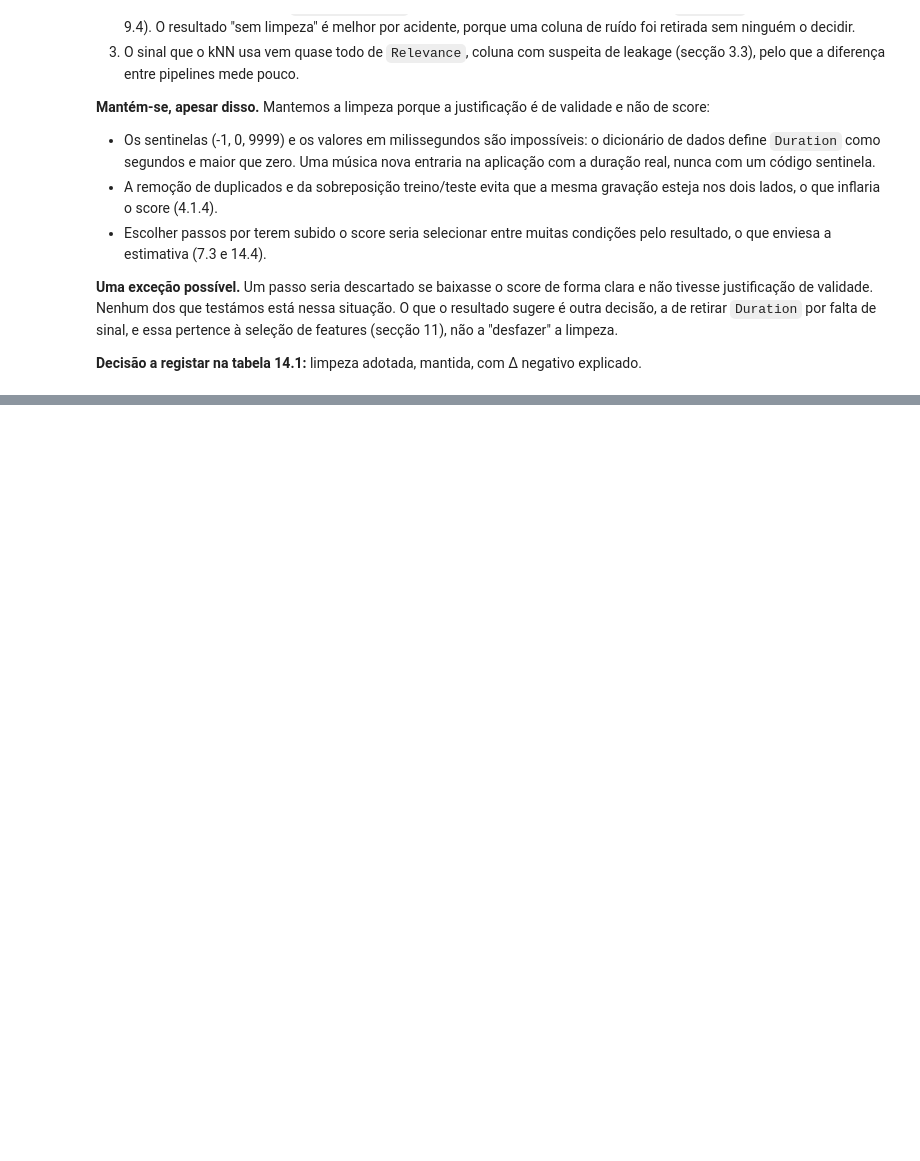
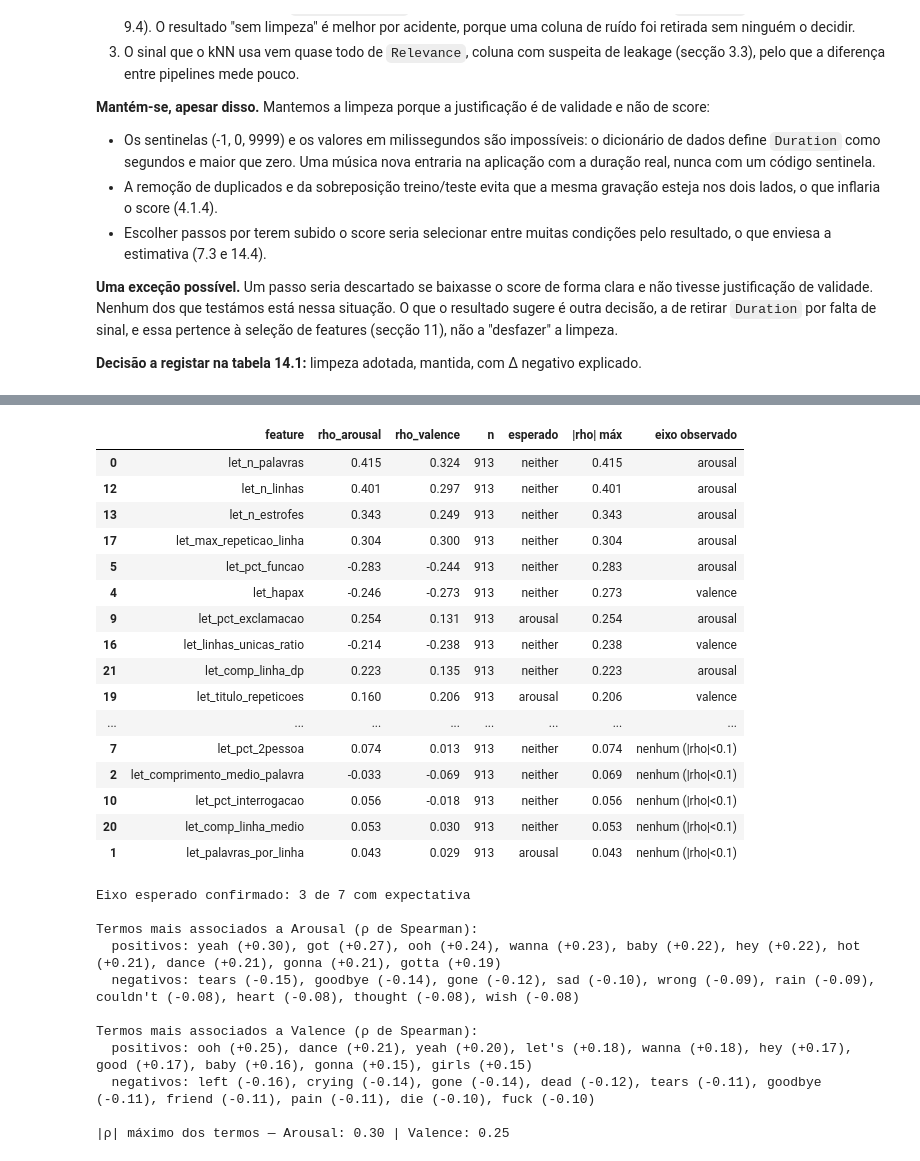
Before and after one commit to AliciaSchiochetSouza/TrabECACPL7, a Jupyter notebook: dataset/build/MERGE_ECAC/Trabalho_ECAC.ipynb, the cells around one changed output, grey strips where cells are left out. Saved outputs shown, nothing was run; the diff lists cells and outputs as text; code cells hidden in the pictures; blank space fills up the shorter version.

```diff
--- a/dataset/build/MERGE_ECAC/Trabalho_ECAC.ipynb
+++ b/dataset/build/MERGE_ECAC/Trabalho_ECAC.ipynb
@@ -6479,0 +7009,58 @@ Duas famílias merecem leitura à parte. Os duplicados e a sobreposição treino
+# %%
+# ============================================================
+# Os dados apoiam o eixo esperado? (só treino; Arousal/Valence só para análise)
+# (usa associacao_eixos, treino, av da cell101_axis.py; lyr_feats e content_treino das células anteriores)
+# ============================================================
+EIXO_LETRAS = {   # fixado ANTES de ver os dados
+    "let_palavras_por_linha": "arousal", "let_pct_exclamacao": "arousal", "let_pct_maiusculas": "arousal",
+    "let_pct_linhas_repetidas": "arousal", "let_titulo_repeticoes": "arousal",
+    "let_pct_1pessoa": "valence", "let_pct_negacao": "valence",
+}
+def esperado_letras(c):
+    return EIXO_LETRAS.get(c, "neither")
+
+# ---- Estilo e estrutura ----
+tab_let = associacao_eixos(lyr_feats, "let_", esperado_letras)
+display(tab_let.round(3))
+com_exp = tab_let["esperado"] != "neither"
+print(f"Eixo esperado confirmado: {((tab_let['eixo observado'] == tab_let['esperado']) & com_exp).sum()} de {com_exp.sum()} com expectativa")
+
+# ---- Conteúdo: termos mais associados a cada eixo ----
+d = treino.merge(av, on="Audio_Song").merge(content_treino, on="Audio_Song")
+termos = [c for c in content_treino.columns if c.startswith("tf_")]
+r_ar = d[termos].apply(lambda s: spearmanr(s, d["Arousal"])[0])
+r_va = d[termos].apply(lambda s: spearmanr(s, d["Valence"])[0])
+for nome, r in [("Arousal", r_ar), ("Valence", r_va)]:
+    print(f"\nTermos mais associados a {nome} (ρ de Spearman):")
+    print("  positivos:", ", ".join(f"{t[3:]} ({v:+.2f})" for t, v in r.sort_values(ascending=False).head(10).items()))
+    print("  negativos:", ", ".join(f"{t[3:]} ({v:+.2f})" for t, v in r.sort_values().head(10).items()))
+print("\n|ρ| máximo dos termos — Arousal: %.2f | Valence: %.2f" % (r_ar.abs().max(), r_va.abs().max()))
+# %% [output]
+|  | feature | rho_arousal | rho_valence | n | esperado | |rho| máx | eixo observado |
+| 0 | let_n_palavras | 0.415 | 0.324 | 913 | neither | 0.415 | arousal |
+| 12 | let_n_linhas | 0.401 | 0.297 | 913 | neither | 0.401 | arousal |
+| 13 | let_n_estrofes | 0.343 | 0.249 | 913 | neither | 0.343 | arousal |
+| 17 | let_max_repeticao_linha | 0.304 | 0.300 | 913 | neither | 0.304 | arousal |
+| 5 | let_pct_funcao | -0.283 | -0.244 | 913 | neither | 0.283 | arousal |
+| 4 | let_hapax | -0.246 | -0.273 | 913 | neither | 0.273 | valence |
+| 9 | let_pct_exclamacao | 0.254 | 0.131 | 913 | arousal | 0.254 | arousal |
+| 16 | let_linhas_unicas_ratio | -0.214 | -0.238 | 913 | neither | 0.238 | valence |
+| 21 | let_comp_linha_dp | 0.223 | 0.135 | 913 | neither | 0.223 | arousal |
+| 19 | let_titulo_repeticoes | 0.160 | 0.206 | 913 | arousal | 0.206 | valence |
+| ... | ... | ... | ... | ... | ... | ... | ... |
+| 7 | let_pct_2pessoa | 0.074 | 0.013 | 913 | neither | 0.074 | nenhum (|rho|<0.1) |
+| 2 | let_comprimento_medio_palavra | -0.033 | -0.069 | 913 | neither | 0.069 | nenhum (|rho|<0.1) |
+| 10 | let_pct_interrogacao | 0.056 | -0.018 | 913 | neither | 0.056 | nenhum (|rho|<0.1) |
+| 20 | let_comp_linha_medio | 0.053 | 0.030 | 913 | neither | 0.053 | nenhum (|rho|<0.1) |
+| 1 | let_palavras_por_linha | 0.043 | 0.029 | 913 | arousal | 0.043 | nenhum (|rho|<0.1) |
+Eixo esperado confirmado: 3 de 7 com expectativa
+
+Termos mais associados a Arousal (ρ de Spearman):
+  positivos: yeah (+0.30), got (+0.27), ooh (+0.24), wanna (+0.23), baby (+0.22), hey (+0.22), hot (+0.21), dance (+0.21), gonna (+0.21), gotta (+0.19)
+  negativos: tears (-0.15), goodbye (-0.14), gone (-0.12), sad (-0.10), wrong (-0.09), rain (-0.09), couldn't (-0.08), heart (-0.08), thought (-0.08), wish (-0.08)
+
+Termos mais associados a Valence (ρ de Spearman):
+  positivos: ooh (+0.25), dance (+0.21), yeah (+0.20), let's (+0.18), wanna (+0.18), hey (+0.17), good (+0.17), baby (+0.16), gonna (+0.15), girls (+0.15)
+  negativos: left (-0.16), crying (-0.14), gone (-0.14), dead (-0.12), tears (-0.11), goodbye (-0.11), friend (-0.11), pain (-0.11), die (-0.10), fuck (-0.10)
+
+|ρ| máximo dos termos — Arousal: 0.30 | Valence: 0.25
```
Also changed, not shown: parts of 32 cells of this notebook, 3 other files.
